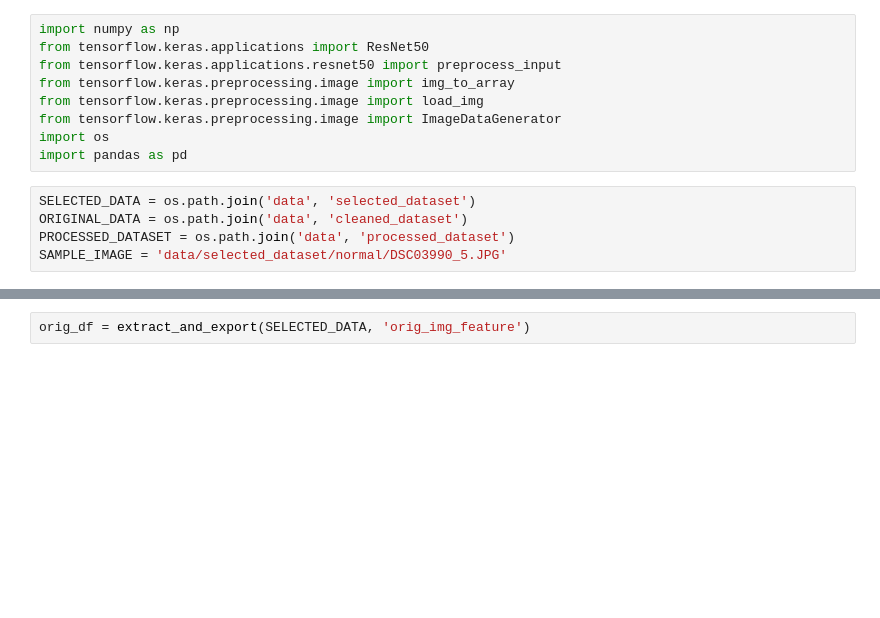
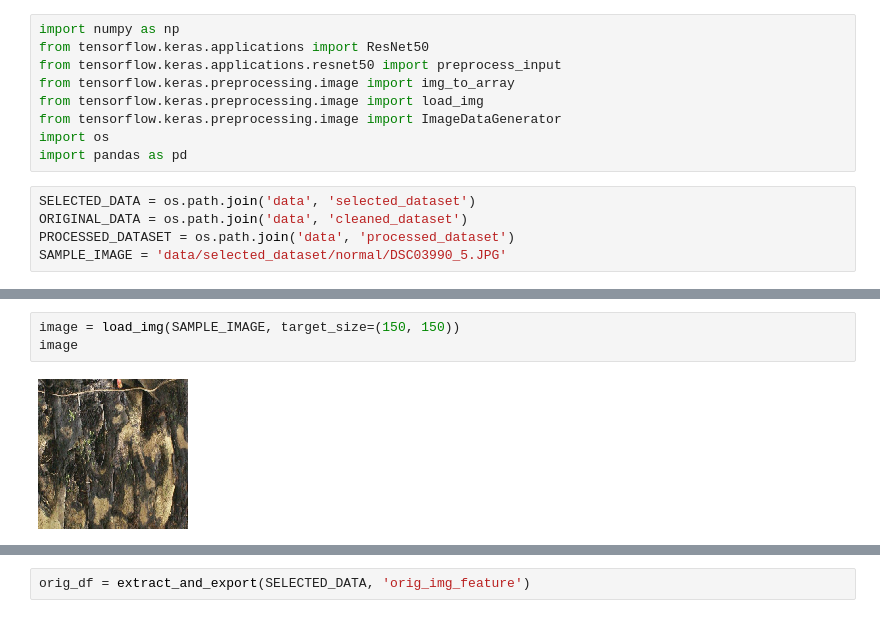
Before and after one commit to zeerafle/oil-palm-stem, a Jupyter notebook: deep_feature_extractor.ipynb, the cells around one changed output, grey strips where cells are left out. Saved outputs shown, nothing was run; the diff lists cells and outputs as text; blank space fills up the shorter version.

```diff
--- a/deep_feature_extractor.ipynb
+++ b/deep_feature_extractor.ipynb
@@ -19,0 +64,5 @@ Downloading data from https://storage.googleapis.com/tensorflow/keras-applicatio
+# %%
+image = load_img(SAMPLE_IMAGE, target_size=(150, 150))
+image
+# %% [output]
+[figure, added]
```
Also changed, not shown: parts of 14 cells of this notebook, 3 other files.
